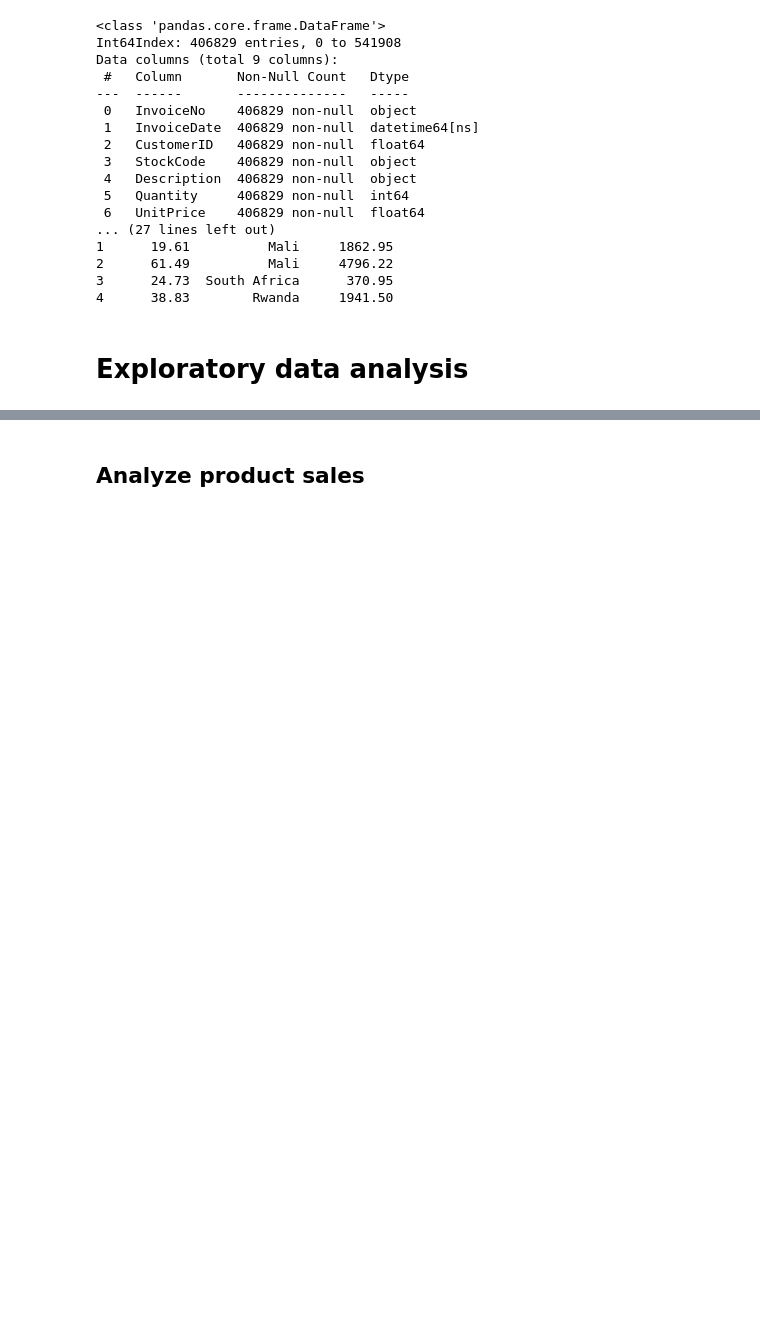
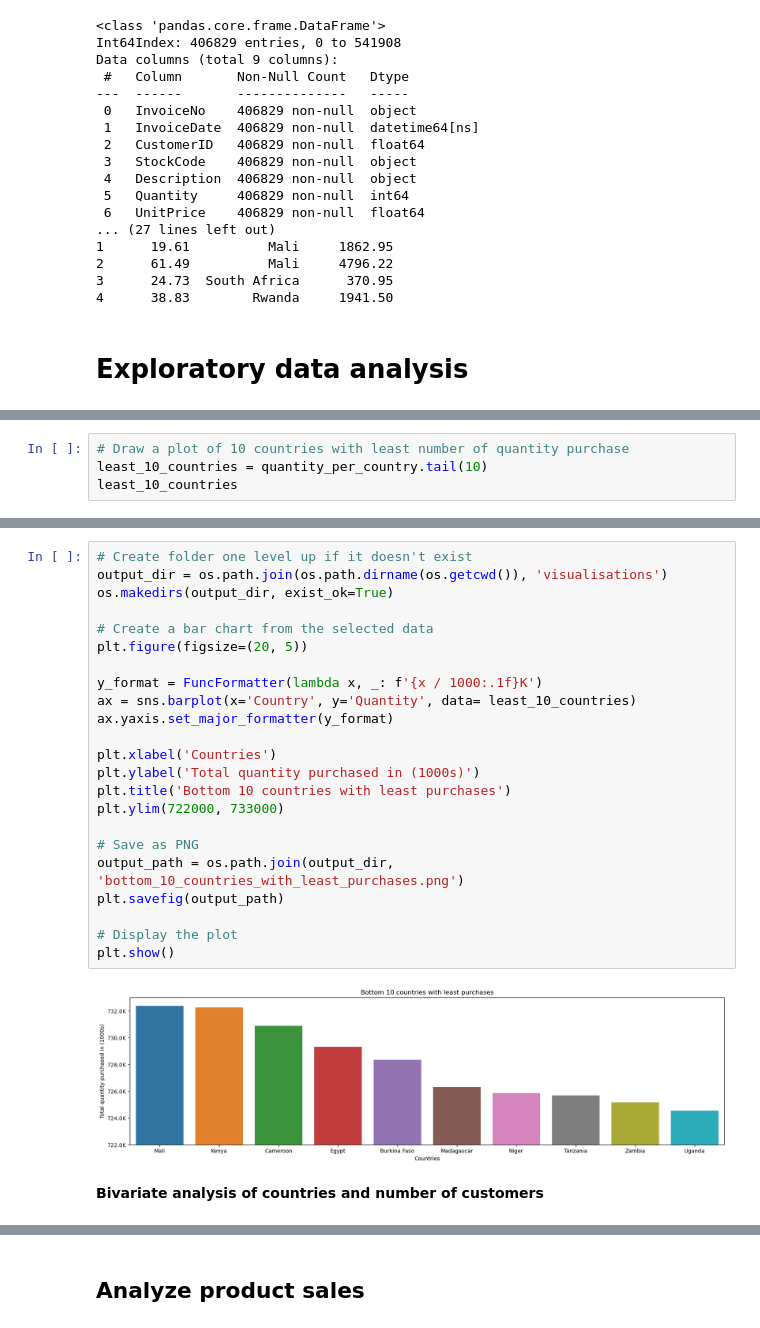
Before and after one commit to Emerald-GitHub/Eshop-pro-cohort-analysis, a Jupyter notebook: notebook/Eshop-pro-cohort-analysis.ipynb, the cells around one changed output, grey strips where cells are left out. Drawn from its saved outputs; the diff is of its cells as text; blank space fills up the shorter version.

```diff
--- a/notebook/Eshop-pro-cohort-analysis.ipynb
+++ b/notebook/Eshop-pro-cohort-analysis.ipynb
@@ -134,0 +187,4 @@ Data columns (total 9 columns):
+# %%
+# Draw a plot of 10 countries with least number of quantity purchase
+least_10_countries = quantity_per_country.tail(10)
+least_10_countries
@@ -134,0 +203,27 @@ Data columns (total 9 columns):
+# %%
+# Create folder one level up if it doesn't exist
+output_dir = os.path.join(os.path.dirname(os.getcwd()), 'visualisations')
+os.makedirs(output_dir, exist_ok=True)
+
+# Create a bar chart from the selected data
+plt.figure(figsize=(20, 5))
+
+y_format = FuncFormatter(lambda x, _: f'{x / 1000:.1f}K')
+ax = sns.barplot(x='Country', y='Quantity', data= least_10_countries)
+ax.yaxis.set_major_formatter(y_format)
+
+plt.xlabel('Countries')
+plt.ylabel('Total quantity purchased in (1000s)')
+plt.title('Bottom 10 countries with least purchases')
+plt.ylim(722000, 733000)
+
+# Save as PNG
+output_path = os.path.join(output_dir, 'bottom_10_countries_with_least_purchases.png')
+plt.savefig(output_path)
+
+# Display the plot
+plt.show()
+# %% [output]
+[figure, added]
+# %% [markdown]
+**Bivariate analysis of countries and number of customers**
```
Also changed, not shown: parts of 28 cells of this notebook, 7 other files.
